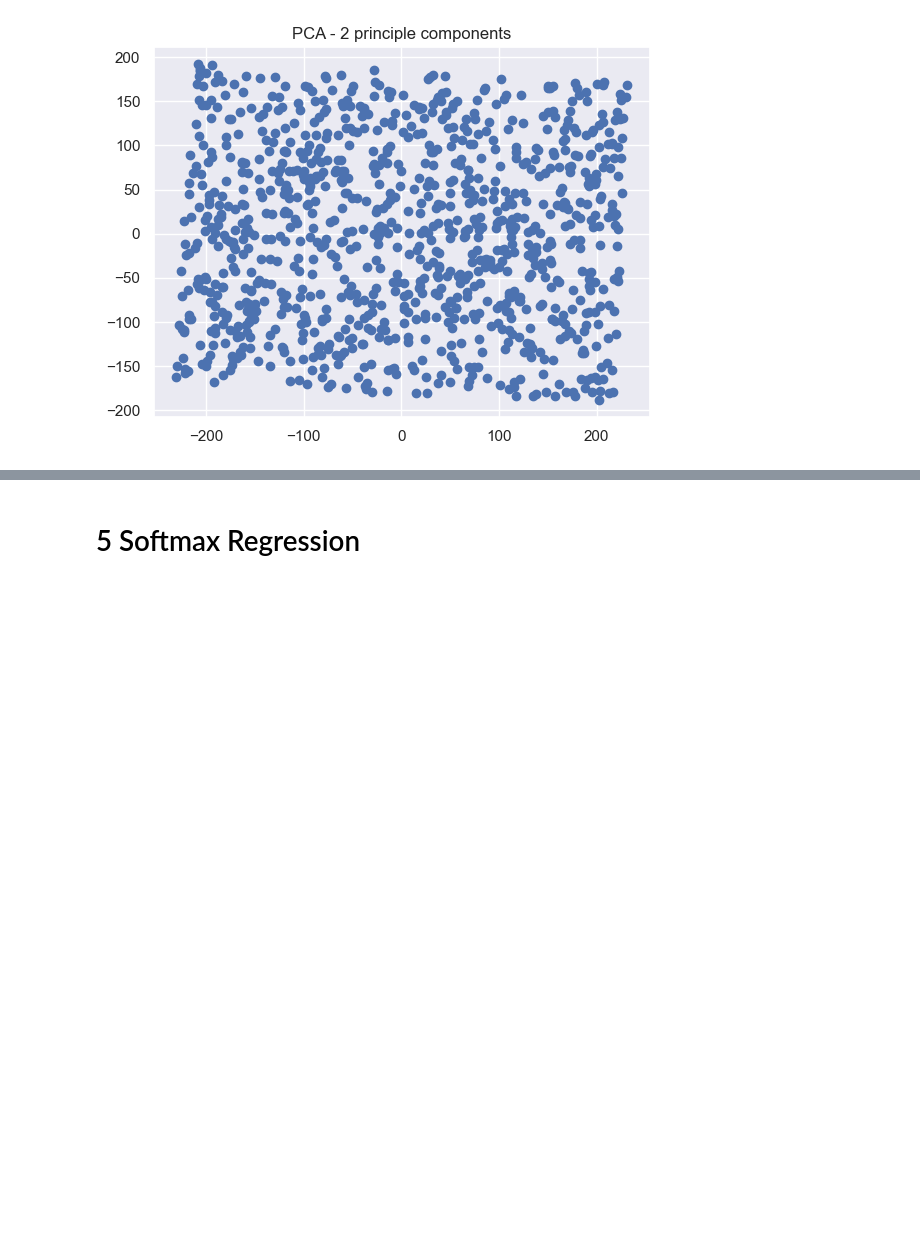
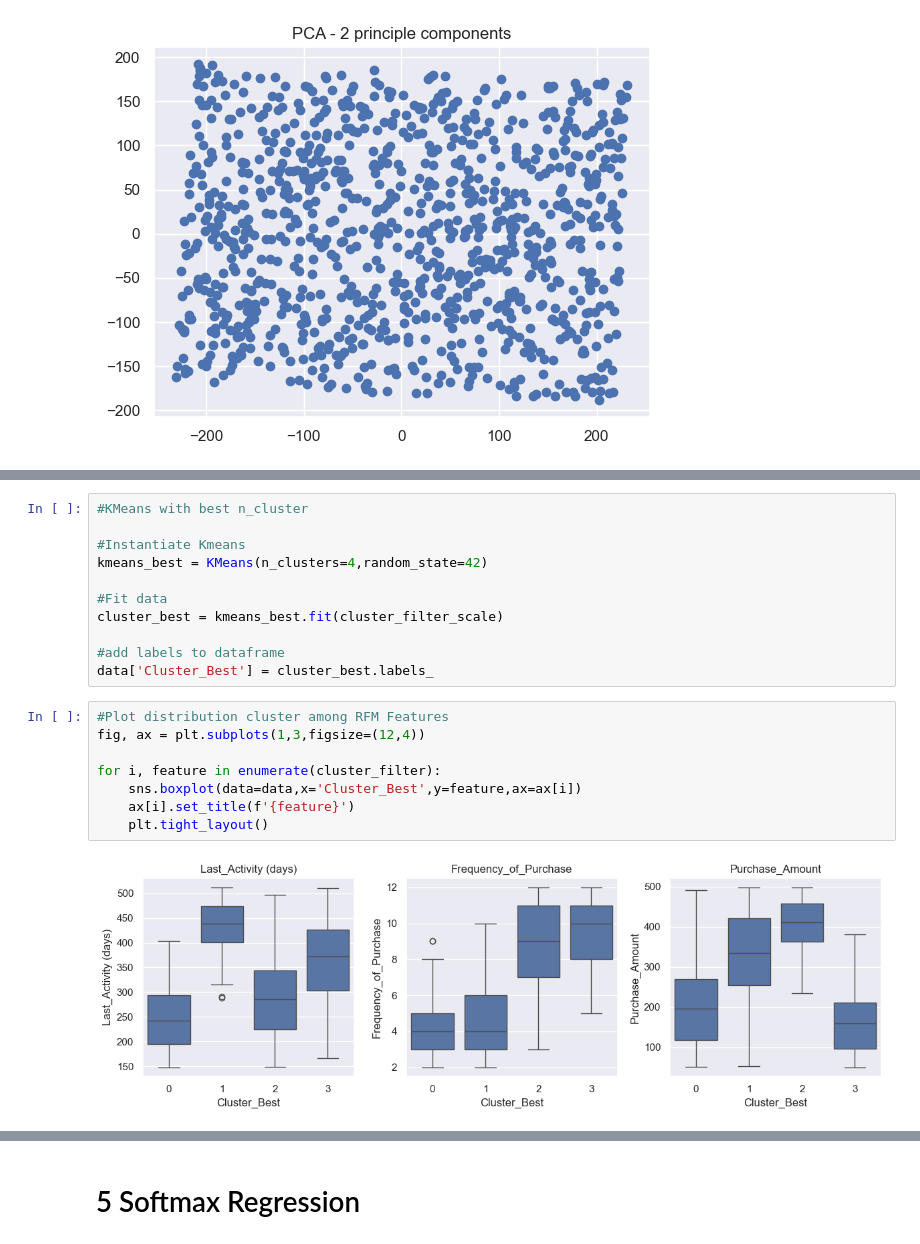
Before and after one commit to emsif84/clustering_ecommerce, a Jupyter notebook: clustering.ipynb, the cells around one changed output, grey strips where cells are left out. Cells and saved outputs as stored; diff of their text form; blank space fills up the shorter version.

```diff
--- a/clustering.ipynb
+++ b/clustering.ipynb
@@ -611,0 +553,21 @@ plt.ylabel('');
+# %%
+#KMeans with best n_cluster
+
+#Instantiate Kmeans
+kmeans_best = KMeans(n_clusters=4,random_state=42)
+
+#Fit data
+cluster_best = kmeans_best.fit(cluster_filter_scale)
+
+#add labels to dataframe
+data['Cluster_Best'] = cluster_best.labels_
+# %%
+#Plot distribution cluster among RFM Features
+fig, ax = plt.subplots(1,3,figsize=(12,4))
+
+for i, feature in enumerate(cluster_filter):
+    sns.boxplot(data=data,x='Cluster_Best',y=feature,ax=ax[i])
+    ax[i].set_title(f'{feature}')
+    plt.tight_layout()
+# %% [output]
+[figure, added]
```
Also changed, not shown: parts of 16 cells of this notebook.
